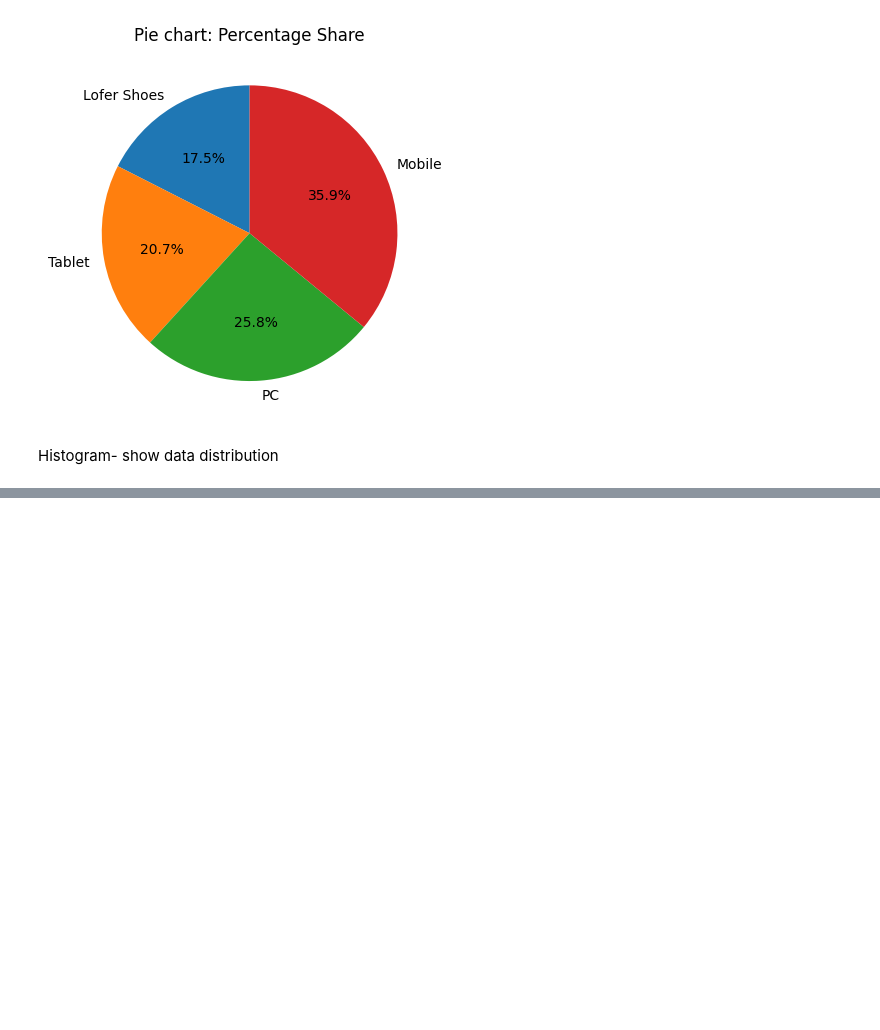
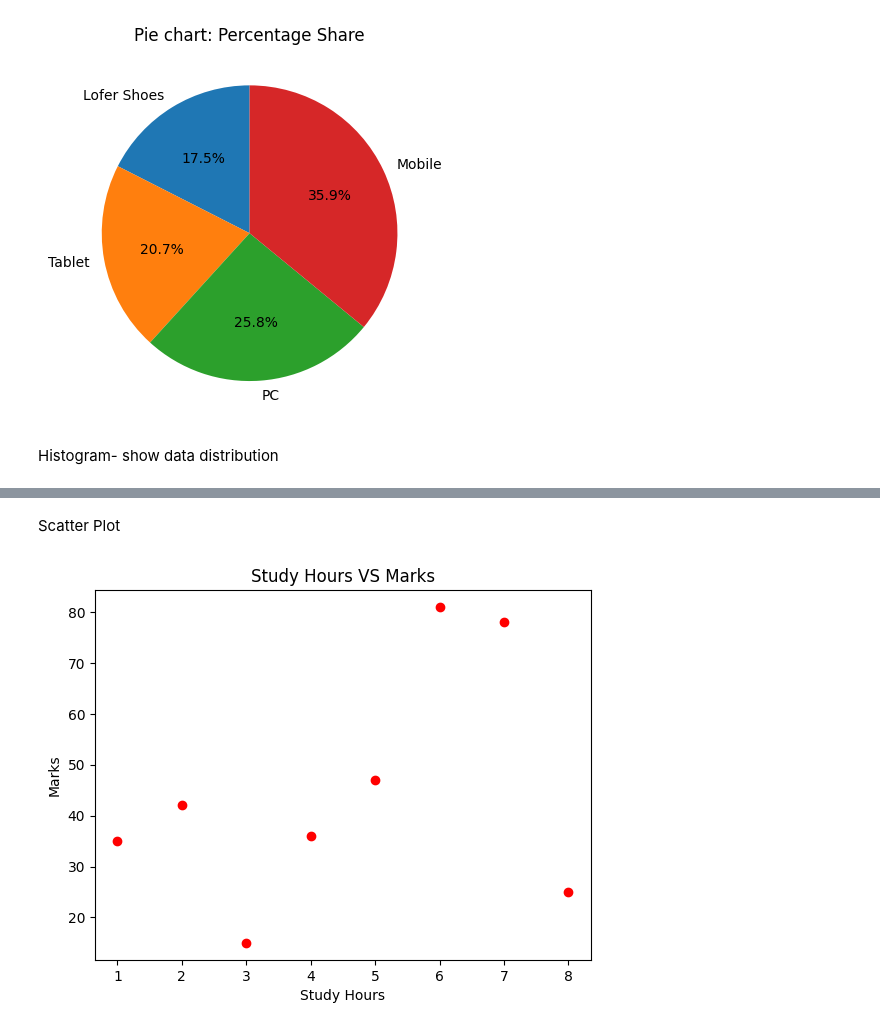
Before and after one commit to amritanshu1968-wq/data-implementation, a Jupyter notebook: Module 2/visualization.ipynb, the cells around one changed output, grey strips where cells are left out. Drawn from its saved outputs; the diff is of its cells as text; code cells hidden in the pictures; blank space fills up the shorter version.

```diff
--- a/Module 2/visualization.ipynb
+++ b/Module 2/visualization.ipynb
@@ -132,0 +133,15 @@ plt.show()
+# %% [markdown]
+Scatter Plot
+# %%
+study_hours = [1, 2, 3, 4, 5, 6, 7, 8]
+marks = [35, 42, 15, 36, 47, 81, 78, 25]
+
+plt.scatter(study_hours, marks, color="red")
+
+plt.title("Study Hours VS Marks")
+plt.xlabel("Study Hours")
+plt.ylabel("Marks")
+
+plt.show()
+# %% [output]
+[figure, added]
```
Also changed, not shown: parts of 1 cell of this notebook.
